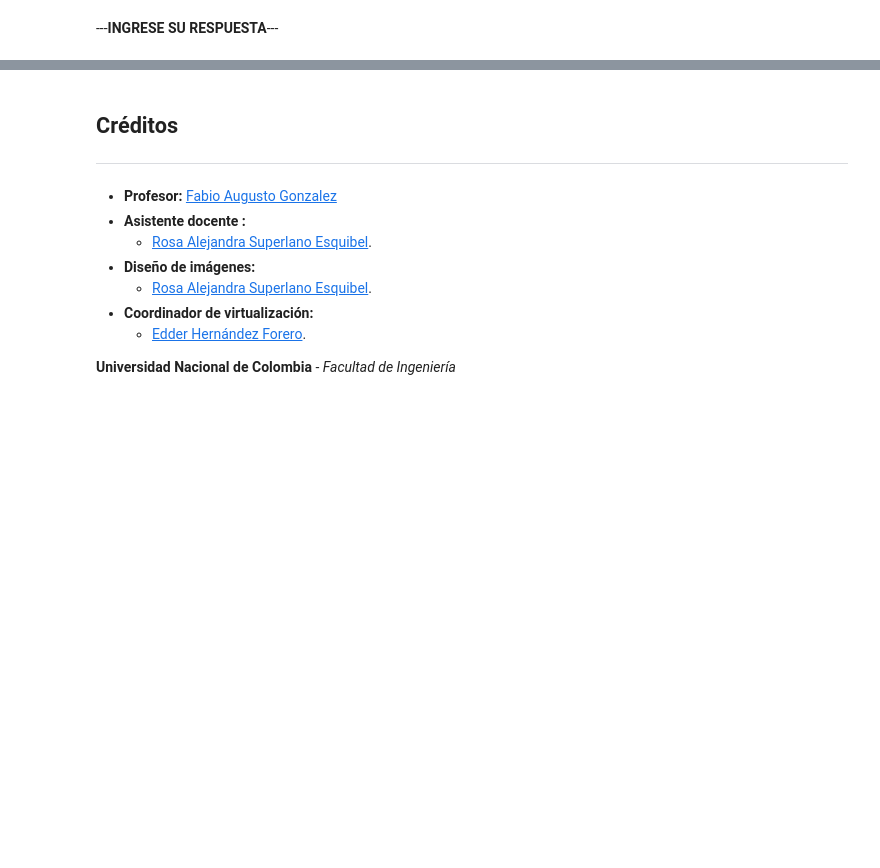
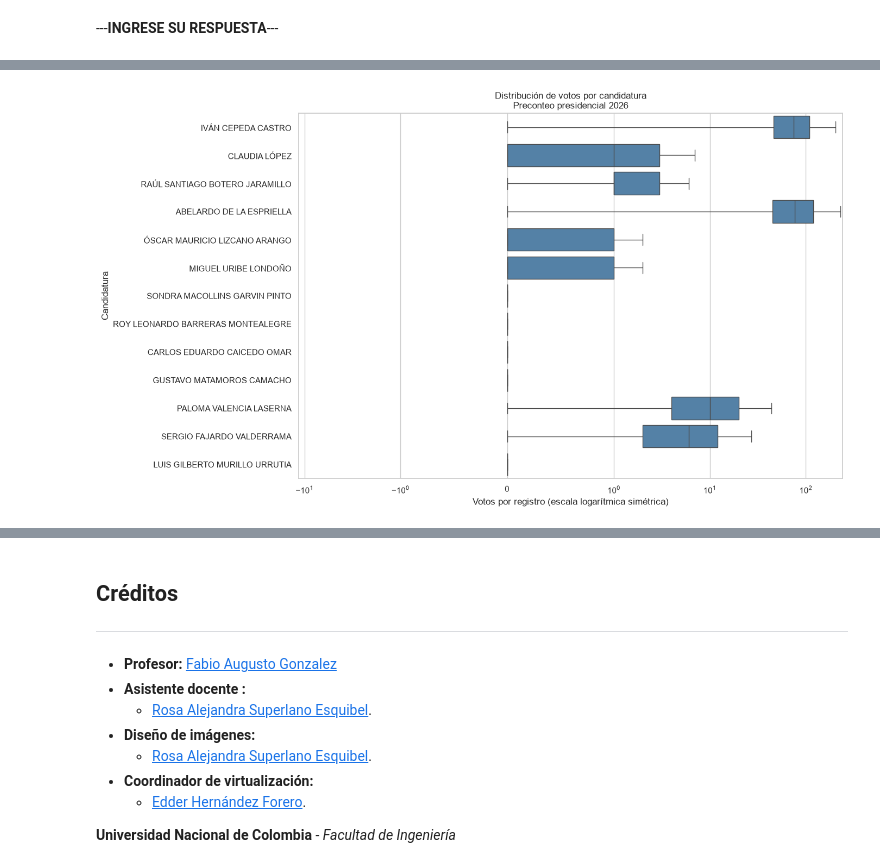
Before and after one commit to byepesg/ml-final-project, a Jupyter notebook: notebooks/02_data_understanding/Copy_of_M2U3_fase_2_Entendimiento_de_los_datos.ipynb, the cells around one changed output, grey strips where cells are left out. Saved outputs shown, nothing was run; the diff lists cells and outputs as text; code cells hidden in the pictures; blank space fills up the shorter version.

```diff
--- a/notebooks/02_data_understanding/Copy_of_M2U3_fase_2_Entendimiento_de_los_datos.ipynb
+++ b/notebooks/02_data_understanding/Copy_of_M2U3_fase_2_Entendimiento_de_los_datos.ipynb
@@ -57,0 +1494,3 @@ Normalmente en el análisis exploratorio, se trata de dar respuesta a los siguie
+# %%
+for i, archivo in enumerate(df_catalogos["archivo"], start=1):
+    print(f"{i}. {archivo}")
@@ -57,0 +1505,13 @@ Normalmente en el análisis exploratorio, se trata de dar respuesta a los siguie
+# %%
+with ZipFile(ruta_catalogos, "r") as zip_file:
+    for nombre in zip_file.namelist():
+        if nombre.endswith("/"):
+            continue
+
+        print("\n" + "=" * 80)
+        print("ARCHIVO:", nombre)
+        print("=" * 80)
+
+        with zip_file.open(nombre) as archivo:
+            for _, linea in zip(range(5), archivo):
+                print(linea.decode("latin-1").rstrip())
@@ -57,0 +2039,37 @@ Normalmente en el análisis exploratorio, se trata de dar respuesta a los siguie
+# %%
+import matplotlib.pyplot as plt
+import seaborn as sns
+import numpy as np
+
+# Ordenar por código de candidatura
+orden_candidatos = (
+    catalogo_electoral
+    .sort_values("candidato")["nombre_completo"]
+    .tolist()
+)
+
+plt.figure(figsize=(14, 8))
+
+sns.boxplot(
+    data=df_candidaturas,
+    x="votos",
+    y="nombre_completo",
+    order=orden_candidatos,
+    showfliers=False,
+    color="steelblue"
+)
+
+plt.xscale("symlog", linthresh=1)
+
+plt.title(
+    "Distribución de votos por candidatura\n"
+    "Preconteo presidencial 2026"
+)
+
+plt.xlabel("Votos por registro (escala logarítmica simétrica)")
+plt.ylabel("Candidatura")
+
+plt.tight_layout()
+plt.show()
+# %% [output]
+[figure, added]
```
Also changed, not shown: parts of 75 cells of this notebook, 1 other file.
